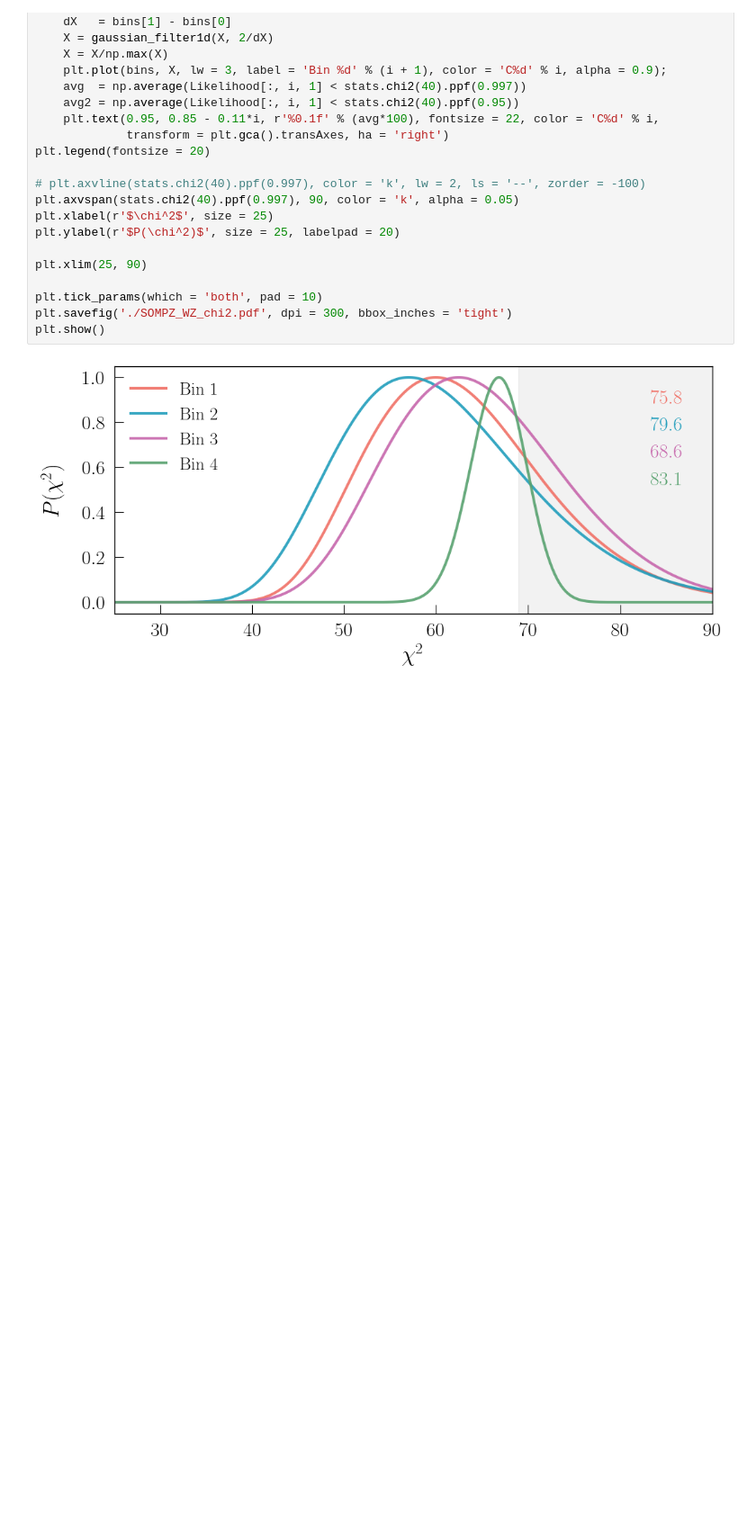
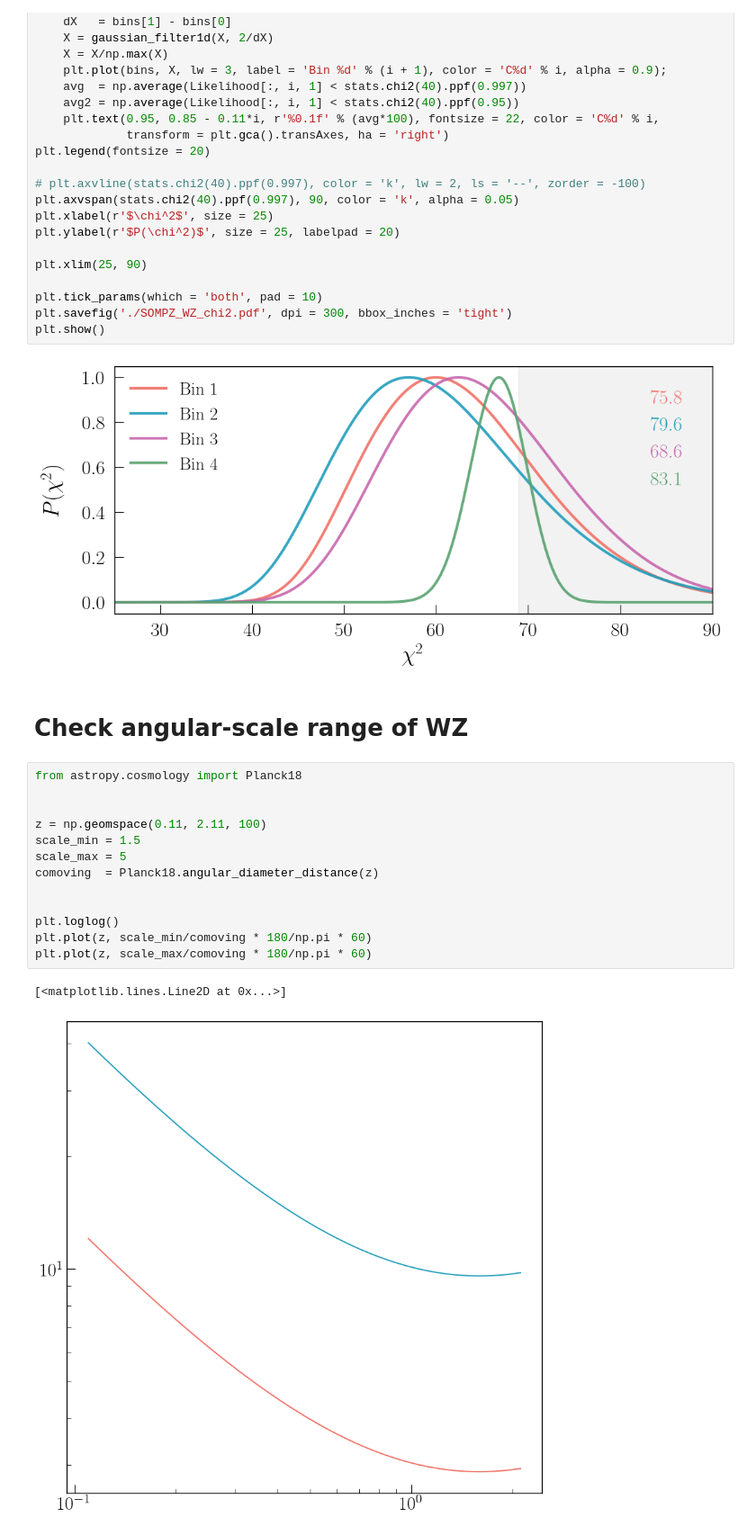
Before and after one commit to DhayaaAnbajagane/CosmicShearPhotoZ, a Jupyter notebook: paper_plots/SOMPZplusWZ.ipynb, the cells around one changed output. Shown: that part at 90% size. Cells and saved outputs as stored; diff of their text form; blank space fills up the shorter version.

```diff
--- a/paper_plots/SOMPZplusWZ.ipynb
+++ b/paper_plots/SOMPZplusWZ.ipynb
@@ -139,3 +139,21 @@ plt.savefig('./SOMPZ_WZ_chi2.pdf', dpi = 300, bbox_inches = 'tight')
 plt.show()
 # %% [output]
 [figure]
+# %% [markdown]
+# Check angular-scale range of WZ
+# %%
+from astropy.cosmology import Planck18
+
+
+z = np.geomspace(0.11, 2.11, 100)
+scale_min = 1.5
+scale_max = 5
+comoving  = Planck18.angular_diameter_distance(z)
+
+
+plt.loglog()
+plt.plot(z, scale_min/comoving * 180/np.pi * 60)
+plt.plot(z, scale_max/comoving * 180/np.pi * 60)
+# %% [output]
+[<matplotlib.lines.Line2D at 0x...>]
+[figure, added]
```
Also changed, not shown: 3 other files.
